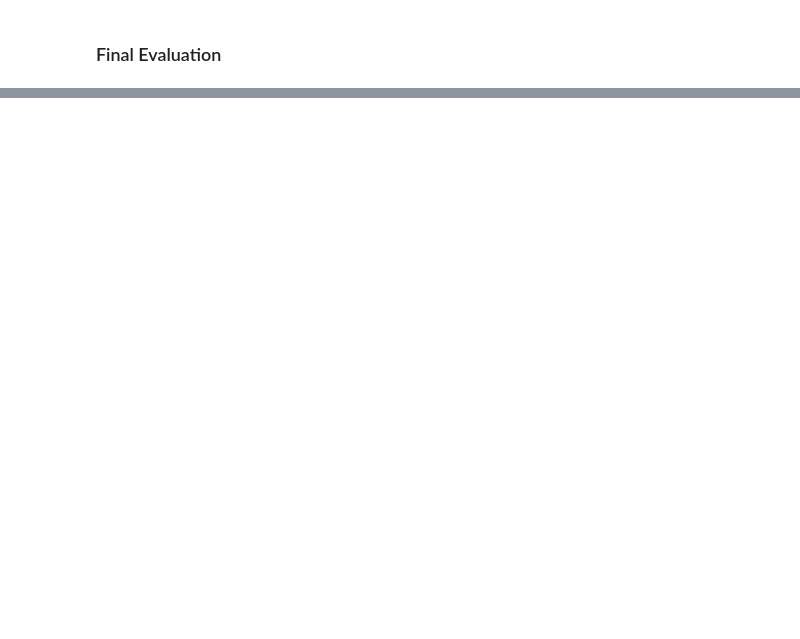
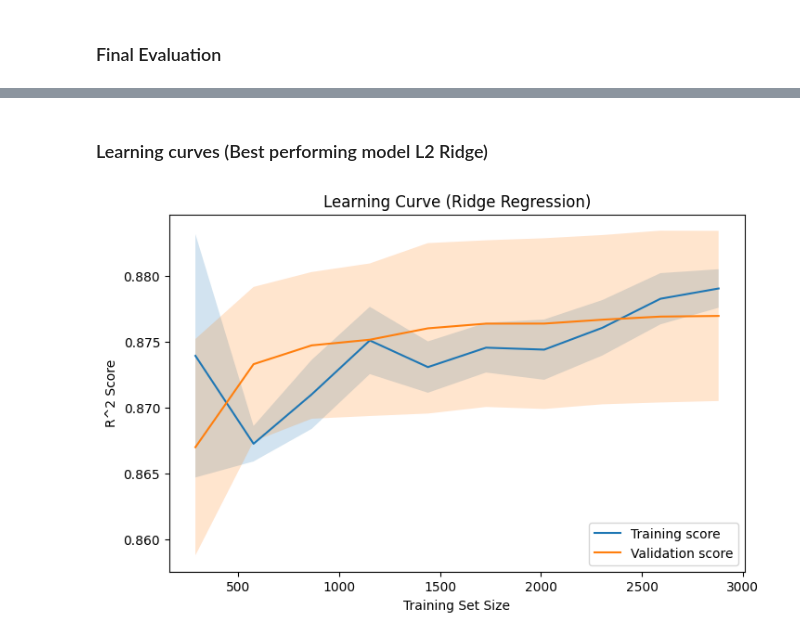
Before and after one commit to georgeded/ai-workplace-productivity-ml, a Jupyter notebook: split_and_evaluate.ipynb, the cells around one changed output, grey strips where cells are left out. Drawn from its saved outputs; the diff is of its cells as text; code cells hidden in the pictures; blank space fills up the shorter version.

```diff
--- a/split_and_evaluate.ipynb
+++ b/split_and_evaluate.ipynb
@@ -198,0 +329,53 @@ Baseline R^2: -0.0004
+# %% [markdown]
+### Learning curves (Best performing model L2 Ridge)
+# %%
+model = Ridge(alpha = 1.0)
+pipe = Pipeline([
+    ("preprocess", preprocess),
+    ("model", model)
+])
+
+train_sizes, train_scores, val_scores = learning_curve(
+    pipe,
+    X_trainval,
+    y_trainval,
+    cv = kf,
+    scoring = "r2",
+    train_sizes=np.linspace(0.1, 1.0, 10),
+    n_jobs = -1
+)
+
+train_mean = train_scores.mean(axis=1)
+train_std = train_scores.std(axis=1)
+
+val_mean = val_scores.mean(axis=1)
+val_std = val_scores.std(axis=1)
+
+import matplotlib.pyplot as plt
+
+plt.figure(figsize = (8,5))
+
+plt.plot(train_sizes, train_mean, label = "Training score")
+plt.plot(train_sizes, val_mean, label = "Validation score")
+
+plt.fill_between(train_sizes,
+                 train_mean-train_std,
+                 train_mean+train_std,
+                 alpha = 0.2)
+
+plt.fill_between(train_sizes,
+                 val_mean-val_std,
+                 val_mean+val_std,
+                 alpha = 0.2)
+
+plt.xlabel("Training Set Size")
+plt.ylabel("R^2 Score")
+plt.title("Learning Curve (Ridge Regression)")
+plt.legend()
+
+plt.savefig("./data_analysis/learning_curve.png", bbox_inches = "tight")
+plt.savefig("./data_analysis/learning_curve.pdf", bbox_inches = "tight")
+
+plt.show()
+# %% [output]
+[figure, added]
```
Also changed, not shown: parts of 20 cells of this notebook, 9 other files.
